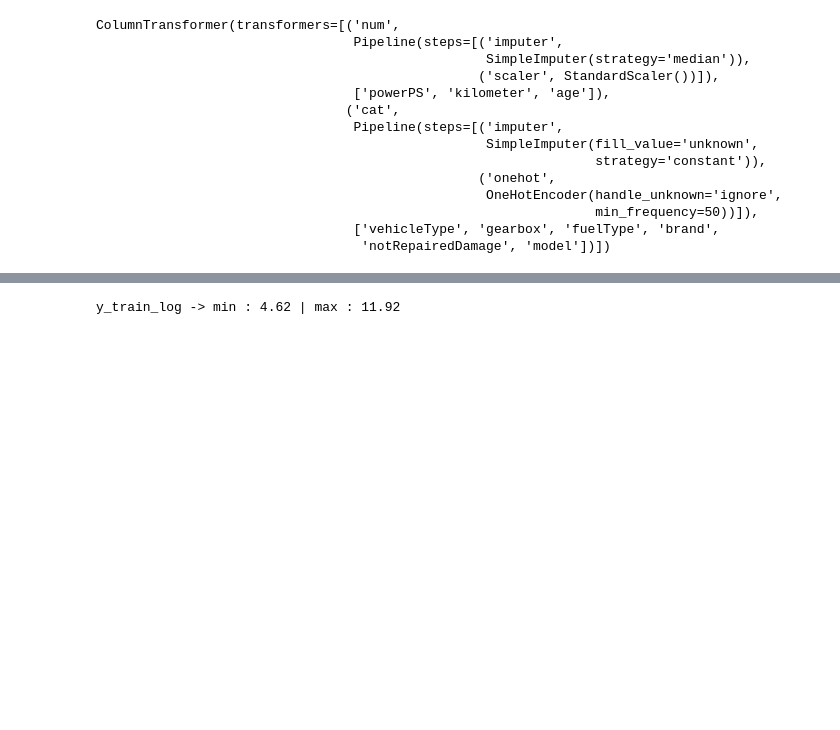
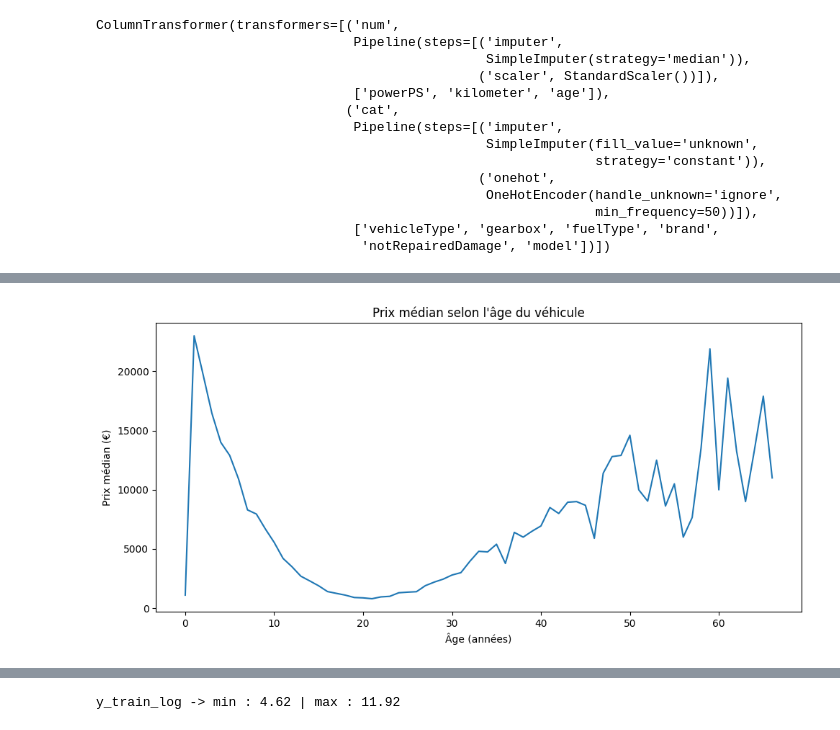
Before and after one commit to badidiM/ML_project_carprice_prediction, a Jupyter notebook: notebook.ipynb, the cells around one changed output, grey strips where cells are left out. Drawn from its saved outputs; the diff is of its cells as text; code cells hidden in the pictures; blank space fills up the shorter version.

```diff
--- a/notebook.ipynb
+++ b/notebook.ipynb
@@ -250,0 +293,13 @@ plt.show()
+# %%
+# Graphe : prix médian selon l'âge du véhicule
+prix_age = data.groupby('age')['price'].median()
+plt.figure(figsize=(10, 5))
+prix_age.plot()
+plt.title("Prix médian selon l'âge du véhicule")
+plt.xlabel("Âge (années)")
+plt.ylabel("Prix médian (€)")
+plt.tight_layout()
+plt.savefig('graphe_prix_age.png', dpi=150, bbox_inches='tight')
+plt.show()
+# %% [output]
+[figure, added]
```
Also changed, not shown: parts of 39 cells of this notebook, 6 other files.
